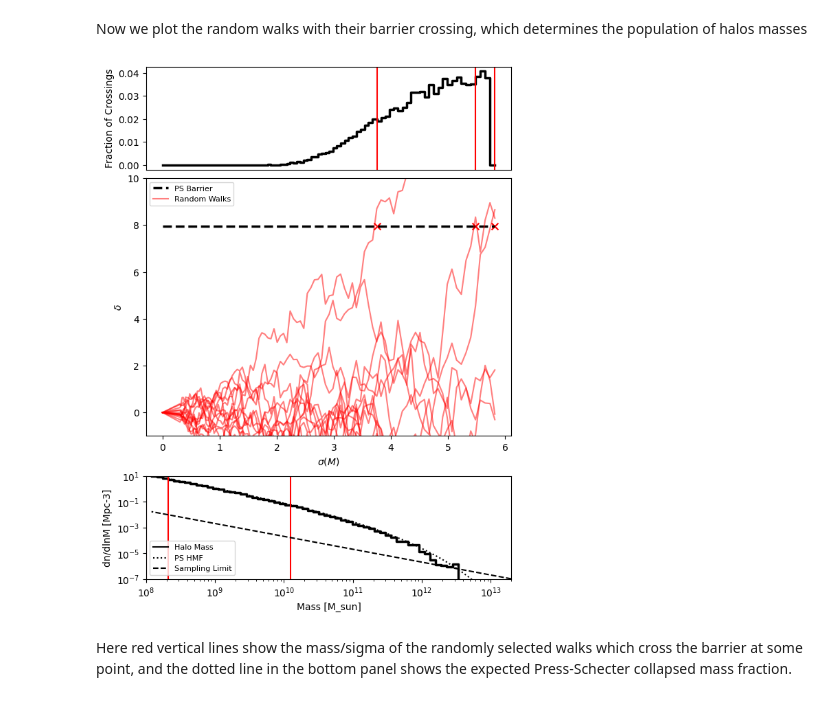
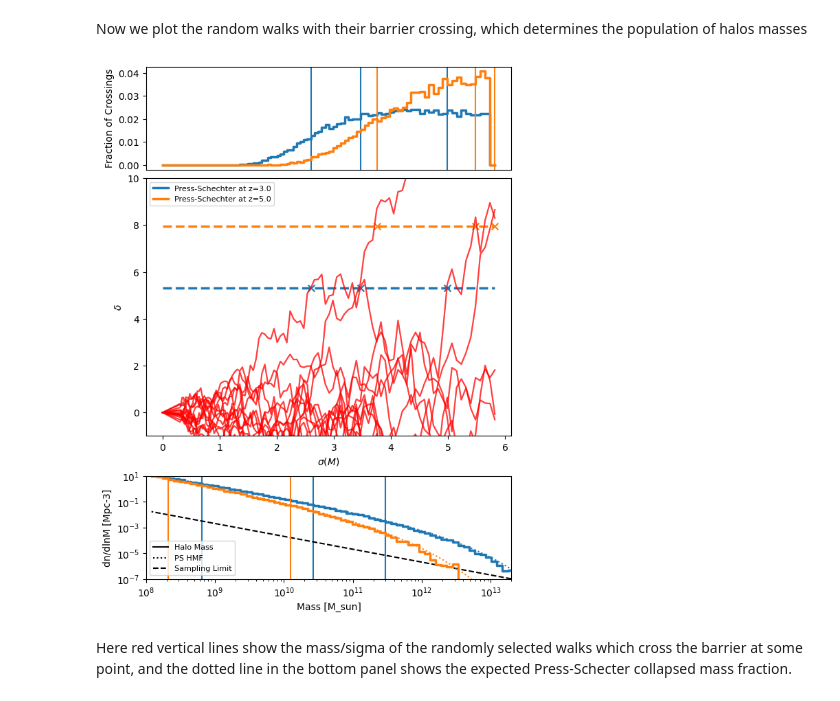
Before and after one commit to 21cmfast/Structure-Formation, a Jupyter notebook: tutorials/03-halos.ipynb, the cells around one changed output. Drawn from its saved outputs; the diff is of its cells as text; code cells hidden in the pictures.

```diff
--- a/tutorials/03-halos.ipynb
+++ b/tutorials/03-halos.ipynb
@@ -242,10 +245,6 @@ def plot_walks(
         plt.savefig(output_file)
     return fig,ax
 # %%
-#set up parameters for the random walks
-redshift = 5.0
-
-growthf = np.array([get_growth_factor(redshift=redshift, inputs=default_p21c_inputs)])
 
 #set up limits / steps for the mass range we want to sample
 min_mass = 1e8 #solar masses
@@ -345,20 +350,28 @@ halo_masses, halo_sigma, crossing_points = my_crossing_points(
 # %% [markdown]
 Now we plot the random walks with their barrier crossing, which determines the population of halos masses
 # %%
-_ = plot_walks(
-    walks=walks,
-    redshift=redshift,
-    mass_steps=mass_steps,
-    sigma_steps=sigma_steps,
-    barrier=barrier_steps,
-    halo_masses=halo_masses,
-    halo_sigma=halo_sigma,
-    n_walks_plot=15, #change this to plot more or less walks
-    hmf_type='PS', #This plots an expected result 21cmFAST mass functions
-    plot_crossings=True,
-)
+fig=None
+ax=None
+for i,z in enumerate(redshift_arr):
+    fig,ax = plot_walks(
+        walks=walks,
+        redshift=z,
+        mass_steps=mass_steps,
+        sigma_steps=sigma_steps,
+        barrier=barrier_steps[i,:], #(z,step)
+        halo_masses=halo_masses[:,i], #(walk,z)
+        halo_sigma=halo_sigma[:,i], #(walk,z)
+        n_walks_plot=15, #change this to plot more or less walks
+        hmf_type='PS', #This plots an expected result from 21cmFAST mass functions
+        plot_crossings=True,
+        dist_color=f'C{i:02d}',
+        barr_color=f'C{i:02d}',
+        label=f"Press-Schechter at z={z}",
+        fig=fig,
+        ax=ax,
+    )
 # %% [output]
-[figure, old version]
+[figure, new version]
 # %% [markdown]
 Here red vertical lines show the mass/sigma of the randomly selected walks which cross the barrier at some point, and the dotted line in the bottom panel shows the expected Press-Schecter collapsed mass fraction.
 # %% [markdown]
```
Also changed, not shown: parts of 7 cells of this notebook, 1 other file.
